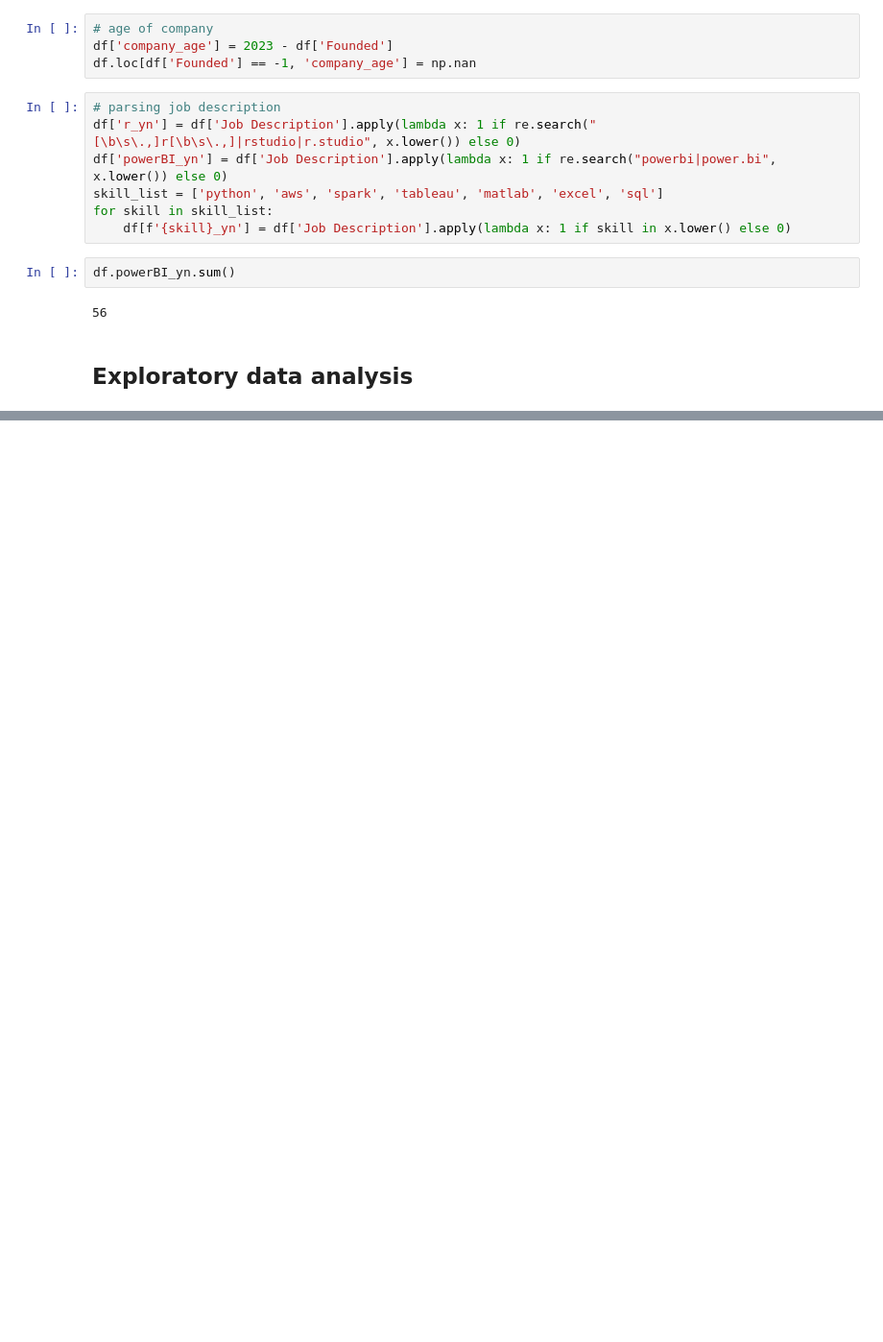
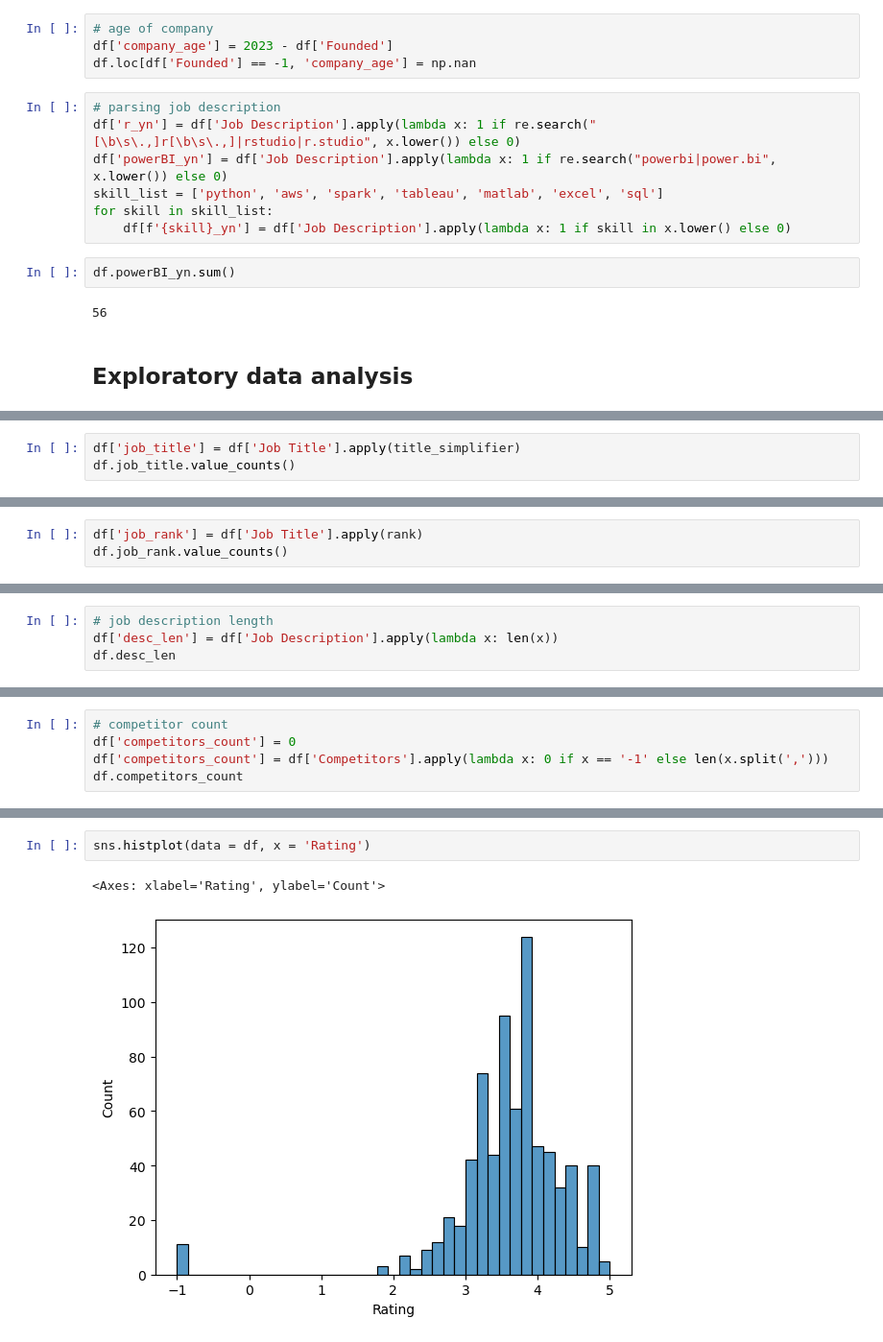
Before and after one commit to Istiaq-Fuad/glassdor_jobs_analysis, a Jupyter notebook: report.ipynb, the cells around one changed output, grey strips where cells are left out. Shown at 96% size. Cells and saved outputs as stored; diff of their text form; blank space fills up the shorter version.

```diff
--- a/report.ipynb
+++ b/report.ipynb
@@ -53,0 +87,3 @@ df.powerBI_yn.sum()
+# %%
+df['job_title'] = df['Job Title'].apply(title_simplifier)
+df.job_title.value_counts()
@@ -53,0 +100,3 @@ df.powerBI_yn.sum()
+# %%
+df['job_rank'] = df['Job Title'].apply(rank)
+df.job_rank.value_counts()
@@ -53,0 +108,4 @@ df.powerBI_yn.sum()
+# %%
+# job description length
+df['desc_len'] = df['Job Description'].apply(lambda x: len(x))
+df.desc_len
@@ -53,0 +125,5 @@ df.powerBI_yn.sum()
+# %%
+# competitor count
+df['competitors_count'] = 0
+df['competitors_count'] = df['Competitors'].apply(lambda x: 0 if x == '-1' else len(x.split(',')))
+df.competitors_count
@@ -53,0 +147,5 @@ df.powerBI_yn.sum()
+# %%
+sns.histplot(data = df, x = 'Rating')
+# %% [output]
+<Axes: xlabel='Rating', ylabel='Count'>
+[figure, added]
```
Also changed, not shown: parts of 15 cells of this notebook.
